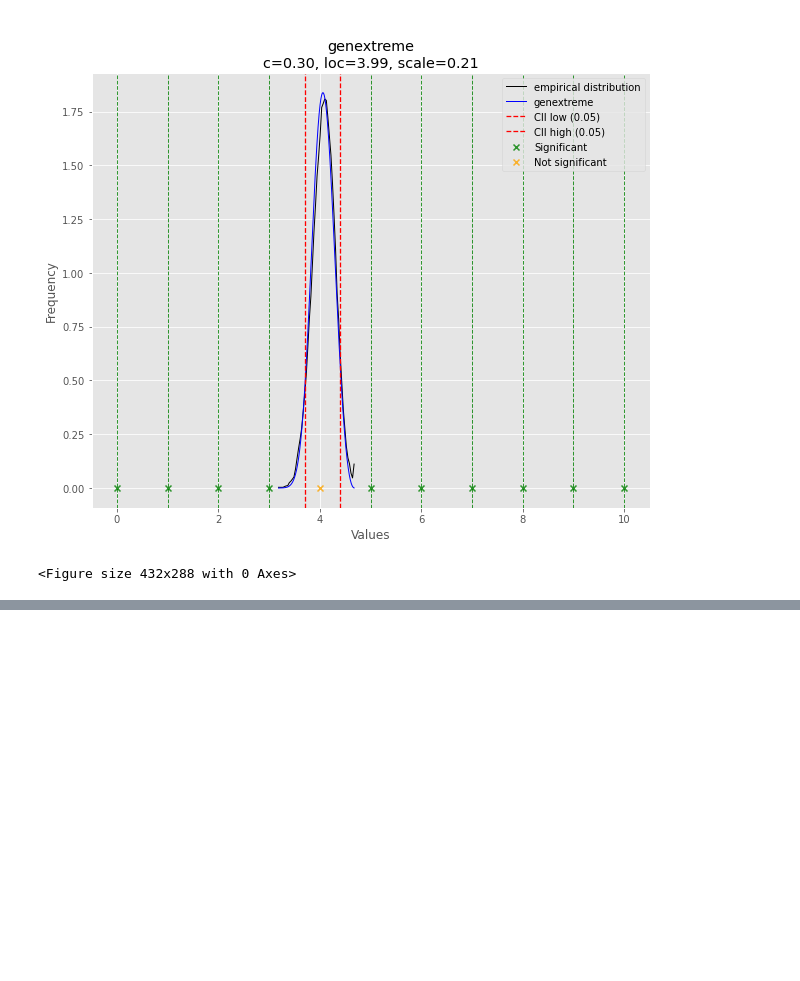
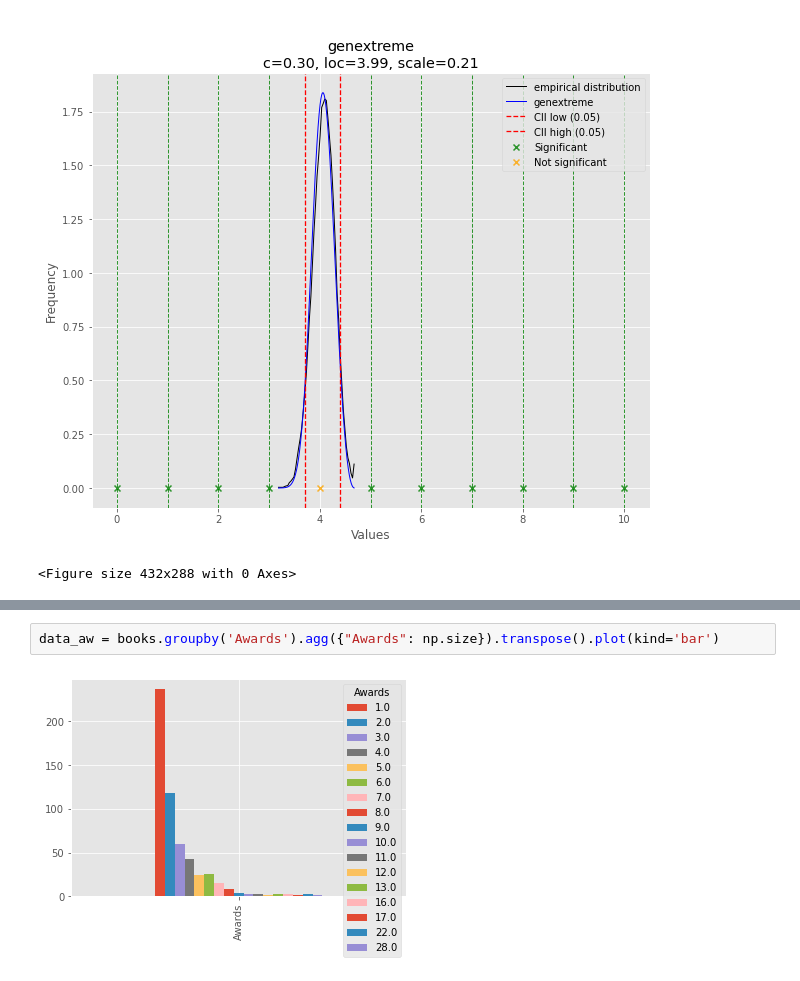
Before and after one commit to lorenzodemiri/Project_Snape, a Jupyter notebook: GroupByYear.ipynb, the cells around one changed output, grey strips where cells are left out. Cells and saved outputs as stored; diff of their text form; blank space fills up the shorter version.

```diff
--- a/GroupByYear.ipynb
+++ b/GroupByYear.ipynb
@@ -427,0 +502,4 @@ plt.savefig('bestfit_ratings.jpg')
+# %%
+data_aw = books.groupby('Awards').agg({"Awards": np.size}).transpose().plot(kind='bar')
+# %% [output]
+[figure, added]
```
Also changed, not shown: parts of 8 cells of this notebook, 2 other files.
